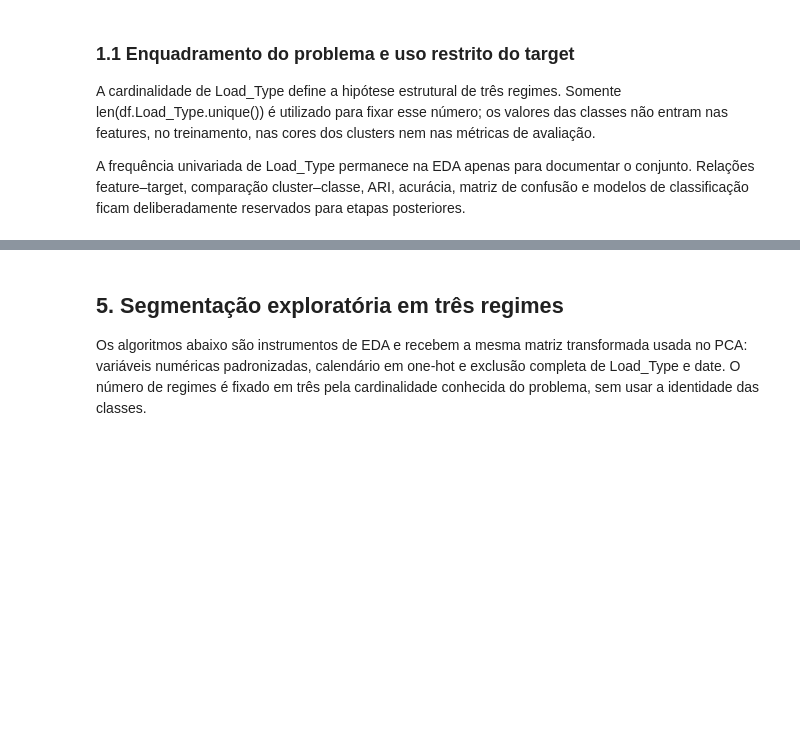
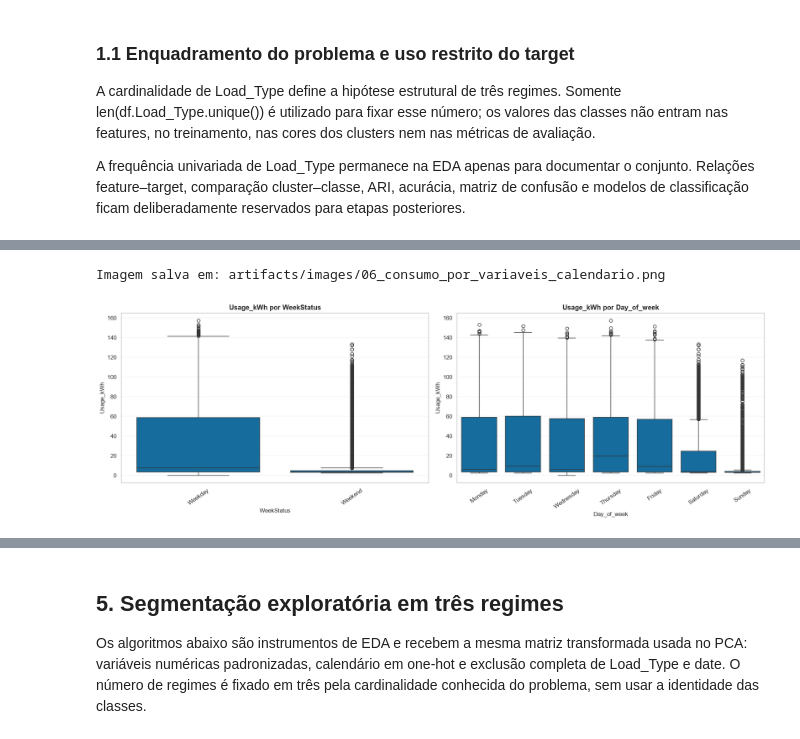
Before and after one commit to MBA-Data-Science-Unifor/Regime-Anomaly-Unsupervisioned, a Jupyter notebook: artifacts/notebooks/01_EDA.ipynb, the cells around one changed output, grey strips where cells are left out. Drawn from its saved outputs; the diff is of its cells as text; code cells hidden in the pictures; blank space fills up the shorter version.

```diff
--- a/artifacts/notebooks/01_EDA.ipynb
+++ b/artifacts/notebooks/01_EDA.ipynb
@@ -259,34 +364,22 @@ plt.show()
 # %%
 relationship_categorical_columns = ["WeekStatus", "Day_of_week"]
 
 fig, axes = plt.subplots(1, 2, figsize=(18, 6))
 for ax, column in zip(axes, relationship_categorical_columns):
     sns.boxplot(
         data=relationship_df,
         x=column,
         y="Usage_kWh",
         order=category_orders[column],
         ax=ax,
         color=PRIMARY_COLOR,
     )
     ax.set_title(f"Usage_kWh por {column}")
     ax.tick_params(axis="x", rotation=35)
 fig.tight_layout()
 save_figure(fig, "06_consumo_por_variaveis_calendario.png")
 plt.show()
-
-weekday_status = pd.crosstab(
-    relationship_df["Day_of_week"],
-    relationship_df["WeekStatus"],
-    normalize="index",
-) * 100
-weekday_status = weekday_status.reindex(category_orders["Day_of_week"])
-
-fig, ax = plt.subplots(figsize=(8, 6))
-sns.heatmap(weekday_status, annot=True, fmt=".1f", cmap="Blues", cbar_kws={"label": "% por dia"}, ax=ax)
-ax.set_title("Relação entre dia da semana e status da semana")
-ax.set_xlabel("Status da semana")
-ax.set_ylabel("Dia da semana")
-fig.tight_layout()
-save_figure(fig, "07_relacao_dia_status_semana.png")
 plt.show()
+# %% [output]
+Imagem salva em: artifacts/images/06_consumo_por_variaveis_calendario.png
+[figure, added]
```
Also changed, not shown: parts of 42 cells of this notebook.
